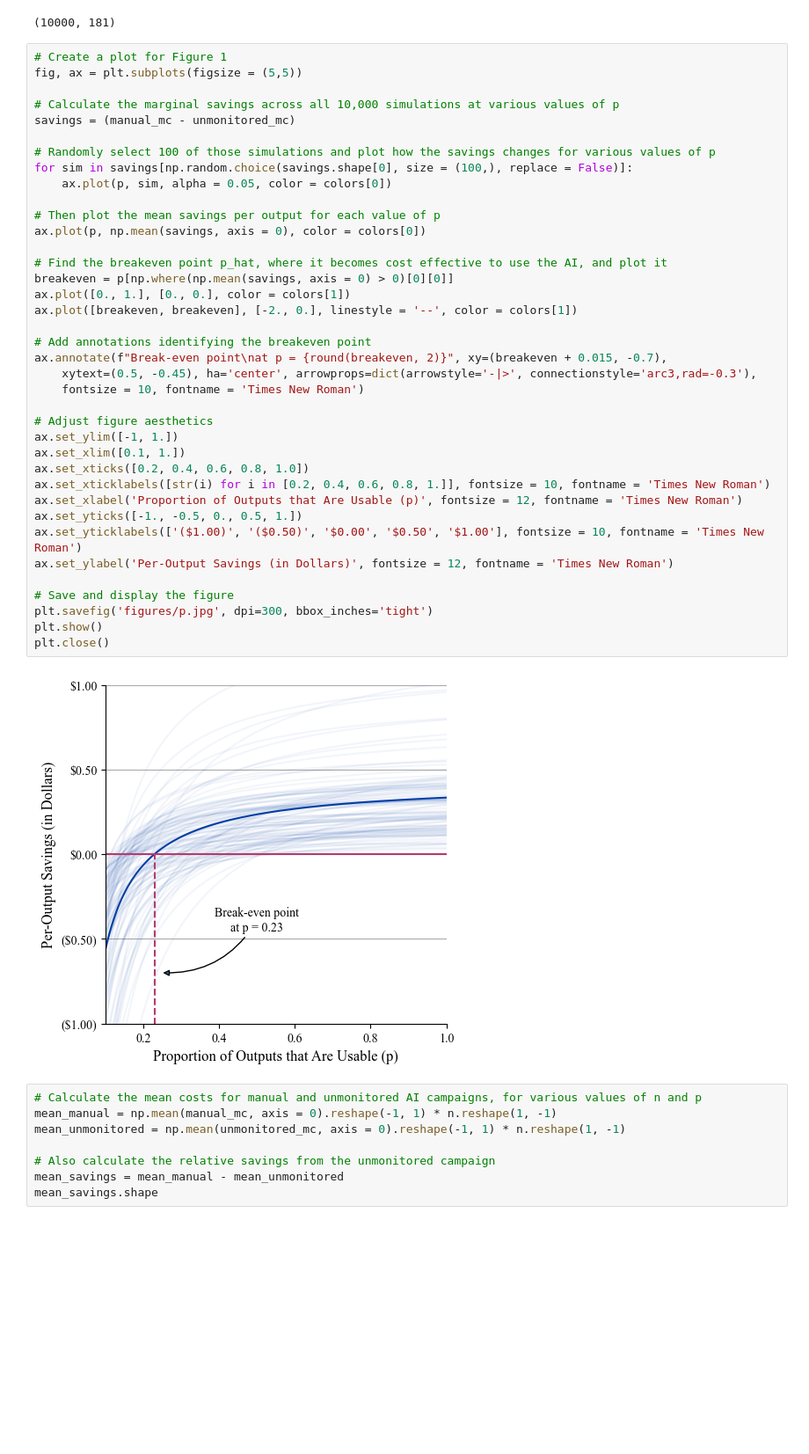
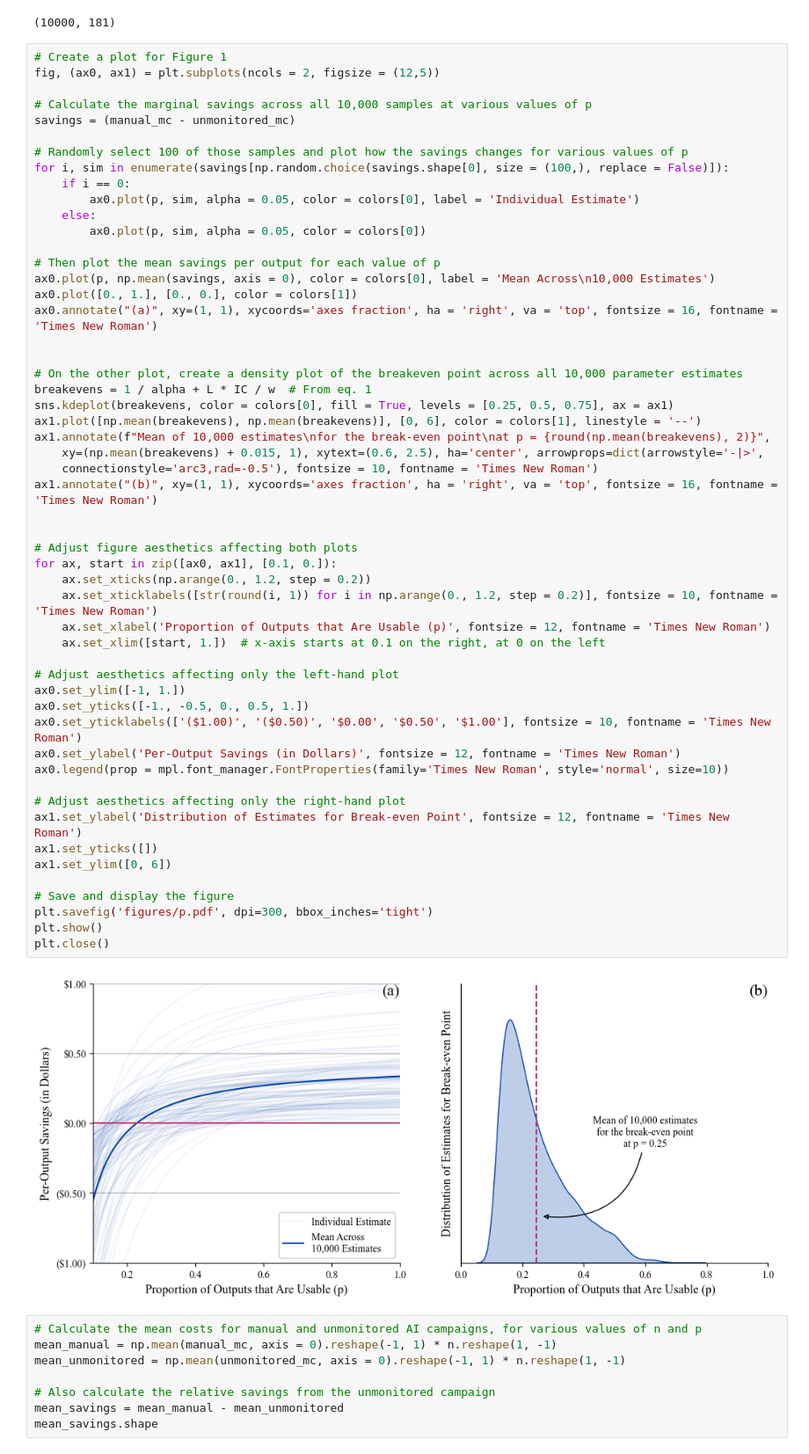
Before and after one commit to georgetown-cset/disinfo-costs, a Jupyter notebook: codebook.ipynb, the cells around one changed output. Shown: that part at 88% size. Drawn from its saved outputs; the diff is of its cells as text; blank space fills up the shorter version.

```diff
--- a/codebook.ipynb
+++ b/codebook.ipynb
@@ -99,44 +99,59 @@ unmonitored_mc.shape
 (10000, 181)
 # %%
 # Create a plot for Figure 1
-fig, ax = plt.subplots(figsize = (5,5))
+fig, (ax0, ax1) = plt.subplots(ncols = 2, figsize = (12,5))
 
-# Calculate the marginal savings across all 10,000 simulations at various values of p
+# Calculate the marginal savings across all 10,000 samples at various values of p
 savings = (manual_mc - unmonitored_mc)
 
-# Randomly select 100 of those simulations and plot how the savings changes for various values of p
-for sim in savings[np.random.choice(savings.shape[0], size = (100,), replace = False)]:
-    ax.plot(p, sim, alpha = 0.05, color = colors[0])
+# Randomly select 100 of those samples and plot how the savings changes for various values of p
+for i, sim in enumerate(savings[np.random.choice(savings.shape[0], size = (100,), replace = False)]):
+    if i == 0:
+        ax0.plot(p, sim, alpha = 0.05, color = colors[0], label = 'Individual Estimate')
+    else:
+        ax0.plot(p, sim, alpha = 0.05, color = colors[0])
 
 # Then plot the mean savings per output for each value of p
-ax.plot(p, np.mean(savings, axis = 0), color = colors[0])
+ax0.plot(p, np.mean(savings, axis = 0), color = colors[0], label = 'Mean Across\n10,000 Estimates')
+ax0.plot([0., 1.], [0., 0.], color = colors[1])
+ax0.annotate("(a)", xy=(1, 1), xycoords='axes fraction', ha = 'right', va = 'top', fontsize = 16, fontname = 'Times New Roman')
 
-# Find the breakeven point p_hat, where it becomes cost effective to use the AI, and plot it
-breakeven = p[np.where(np.mean(savings, axis = 0) > 0)[0][0]]
-ax.plot([0., 1.], [0., 0.], color = colors[1])
-ax.plot([breakeven, breakeven], [-2., 0.], linestyle = '--', color = colors[1])
 
-# Add annotations identifying the breakeven point
-ax.annotate(f"Break-even point\nat p = {round(breakeven, 2)}", xy=(breakeven + 0.015, -0.7),
-    xytext=(0.5, -0.45), ha='center', arrowprops=dict(arrowstyle='-|>', connectionstyle='arc3,rad=-0.3'),
-    fontsize = 10, fontname = 'Times New Roman')
+# On the other plot, create a density plot of the breakeven point across all 10,000 parameter estimates
+breakevens = 1 / alpha + L * IC / w  # From eq. 1
+sns.kdeplot(breakevens, color = colors[0], fill = True, levels = [0.25, 0.5, 0.75], ax = ax1)
+ax1.plot([np.mean(breakevens), np.mean(breakevens)], [0, 6], color = colors[1], linestyle = '--')
+ax1.annotate(f"Mean of 10,000 estimates\nfor the break-even point\nat p = {round(np.mean(breakevens), 2)}",
+    xy=(np.mean(breakevens) + 0.015, 1), xytext=(0.6, 2.5), ha='center', arrowprops=dict(arrowstyle='-|>',
+    connectionstyle='arc3,rad=-0.5'), fontsize = 10, fontname = 'Times New Roman')
+ax1.annotate("(b)", xy=(1, 1), xycoords='axes fraction', ha = 'right', va = 'top', fontsize = 16, fontname = 'Times New Roman')
 
-# Adjust figure aesthetics
-ax.set_ylim([-1, 1.])
-ax.set_xlim([0.1, 1.])
-ax.set_xticks([0.2, 0.4, 0.6, 0.8, 1.0])
-ax.set_xticklabels([str(i) for i in [0.2, 0.4, 0.6, 0.8, 1.]], fontsize = 10, fontname = 'Times New Roman')
-ax.set_xlabel('Proportion of Outputs that Are Usable (p)', fontsize = 12, fontname = 'Times New Roman')
-ax.set_yticks([-1., -0.5, 0., 0.5, 1.])
-ax.set_yticklabels(['($1.00)', '($0.50)', '$0.00', '$0.50', '$1.00'], fontsize = 10, fontname = 'Times New Roman')
-ax.set_ylabel('Per-Output Savings (in Dollars)', fontsize = 12, fontname = 'Times New Roman')
+
+# Adjust figure aesthetics affecting both plots
+for ax, start in zip([ax0, ax1], [0.1, 0.]):
+    ax.set_xticks(np.arange(0., 1.2, step = 0.2))
+    ax.set_xticklabels([str(round(i, 1)) for i in np.arange(0., 1.2, step = 0.2)], fontsize = 10, fontname = 'Times New Roman')
+    ax.set_xlabel('Proportion of Outputs that Are Usable (p)', fontsize = 12, fontname = 'Times New Roman')
+    ax.set_xlim([start, 1.])  # x-axis starts at 0.1 on the right, at 0 on the left
+
+# Adjust aesthetics affecting only the left-hand plot
+ax0.set_ylim([-1, 1.])
+ax0.set_yticks([-1., -0.5, 0., 0.5, 1.])
+ax0.set_yticklabels(['($1.00)', '($0.50)', '$0.00', '$0.50', '$1.00'], fontsize = 10, fontname = 'Times New Roman')
+ax0.set_ylabel('Per-Output Savings (in Dollars)', fontsize = 12, fontname = 'Times New Roman')
+ax0.legend(prop = mpl.font_manager.FontProperties(family='Times New Roman', style='normal', size=10))
+
+# Adjust aesthetics affecting only the right-hand plot
+ax1.set_ylabel('Distribution of Estimates for Break-even Point', fontsize = 12, fontname = 'Times New Roman')
+ax1.set_yticks([])
+ax1.set_ylim([0, 6])
 
 # Save and display the figure
-plt.savefig('figures/p.jpg', dpi=300, bbox_inches='tight')
+plt.savefig('figures/p.pdf', dpi=300, bbox_inches='tight')
 plt.show()
 plt.close()
 # %% [output]
-[figure, old version]
+[figure, new version]
 # %%
 # Calculate the mean costs for manual and unmonitored AI campaigns, for various values of n and p
 mean_manual = np.mean(manual_mc, axis = 0).reshape(-1, 1) * n.reshape(1, -1)
```
Also changed, not shown: parts of 14 cells of this notebook, 11 other files.
